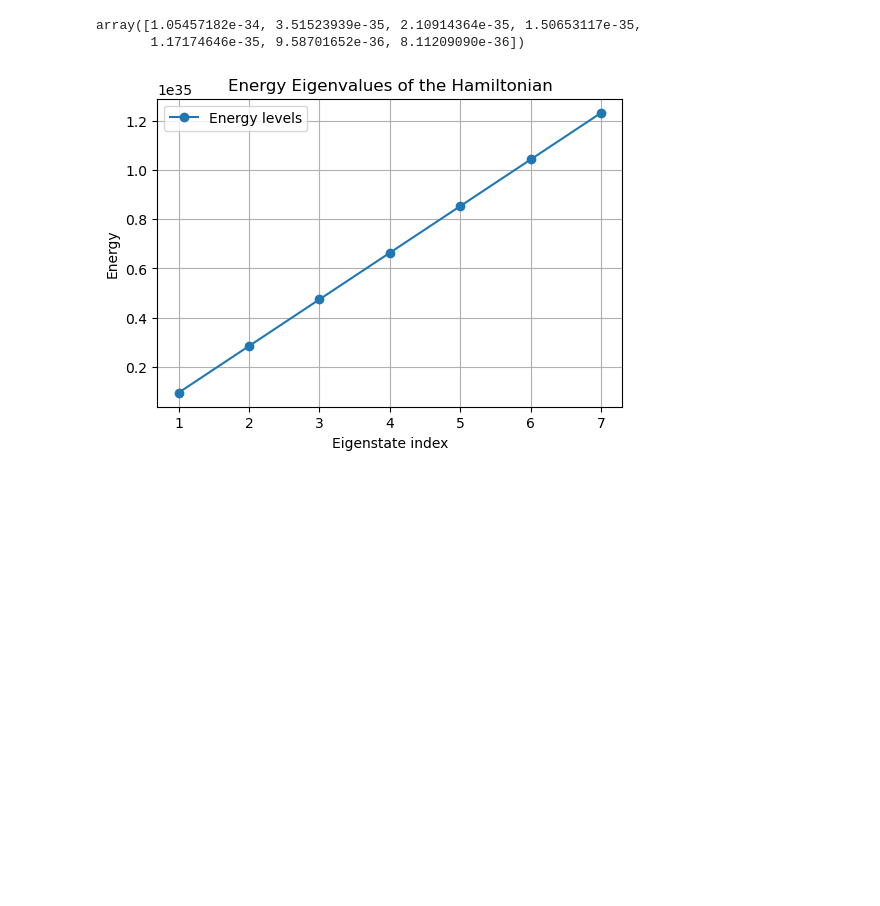
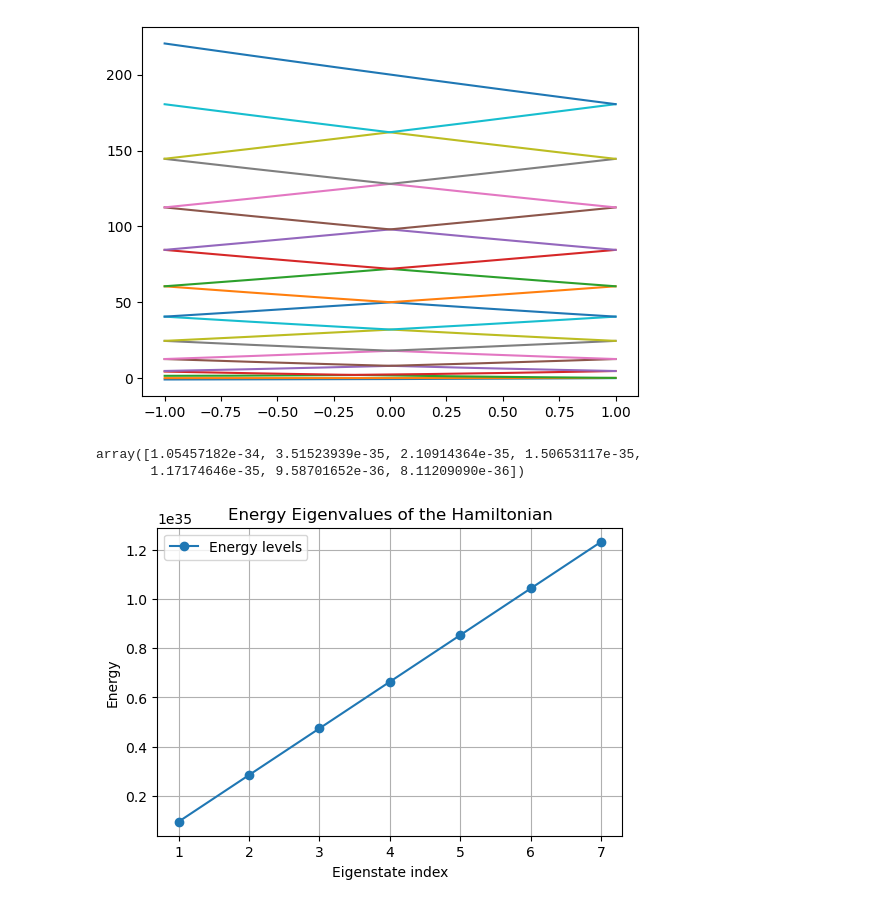
Before and after one commit to sanvikirloskar/Efficient-Simulation-of-the-Schrodinger-Equation, a Jupyter notebook: Cosine Potential.ipynb, the cells around one changed output. Drawn from its saved outputs; the diff is of its cells as text; code cells hidden in the pictures; blank space fills up the shorter version.

Commit message:
this shouldn give us the right band structure

```diff
--- a/Cosine Potential.ipynb
+++ b/Cosine Potential.ipynb
@@ -5,45 +5,43 @@ import matplotlib.pyplot as plt
 from scipy import linalg, sparse
 from scipy.sparse.linalg import eigsh
 from scipy.constants import hbar
+# %%
+#Insert Actual Quantities Here
+alpha = 10
+N = 10
+m_r = 1.44*10**(-25)
+dims = 2*N + 1
+k_l_r = 2 * np.pi / 829
+hbar_real = hbar
+#What we use in lattice
+m = 1
+hbar_scaled = 1
+k_l = 1
 # %%
 #Building a function which can solve the equation
-alpha = 2
-N = 3
-dims = 2*N + 1
-p = 1
-q = 1
-m = 3
+def H_builder(alpha, N, q, hbar_scaled, k_l, m):
+    E_r = (hbar_scaled**2)*(k_l**2)/(2*m)
+    V_0 = alpha*E_r
+    main_diag = np.zeros(dims)
+    for i in range(-N,N):
+        main_diag[i] = (((2*i+q)/hbar_scaled*k_l)**2*E_r)
+    offset_diag = np.full(dims-1, V_0/4)
+    H = np.zeros((dims,dims), dtype= float)
+    np.fill_diagonal(H, main_diag)
+    np.fill_diagonal(H[1:], offset_diag)
+    np.fill_diagonal(H[:,1:], offset_diag)
+    return H
 
+q_vals = np.linspace(-hbar_scaled*k_l, hbar_scaled*k_l, 200)
+energy_bands = np.zeros((len(q_vals), 2*N+1))
 
-def V0(alpha, hbar, kL, m):     #I can include this into the H builder function
-    E_r = (hbar**2)*(kL**2)/2*m
-    potential  =  alpha*E_r
-    return potential
+for i, q in enumerate(q_vals):
+    H = H_builder(alpha, N, q, hbar_scaled, k_l, m)
+    eigenvalues = np.linalg.eigh(H)[0]
+    energy_bands[i, :] = eigenvalues
 
-def H_builder(p, q, n, m, V0, kL, use_hbar=True): #need to make the matrix work so that it is a function of q
-    """"
-    Build Hamiltonian with n: -N to N
-    p- momentum
-    q - quasimomentum
-    m - mass
-    V0 - potential amplitude
-    kL - wavevector
-
-    """""
-    n = np.arange(-N, N+1, 1)
-    if not use_hbar:
-        hb = 1.0
-    else:
-        hb = hbar
-
-    E_r = (hb**2)*(kL**2)/2*m
-    #initialise Hamiltonian matrix
-    H = np.zeros((dims,dims), dtype= float)    #I basically only used the matrix hamiltion from eq 2.14 in her thesis
-    for i in range(dims):
-        H[i,i] = ((2*i + q)/(hbar*kL))
-
-    for j in range (dims - 1):
-        H[j, j+1] = -V0/4
-        H[j, j-1] = -V0/4
-
-    return H
+print(energy_bands)
+#Plotting the energy bands
+for band in range(dims):
+    plt.plot(q_vals, energy_bands[:, band], label=f'Band {band + 1}')
+# %% [output]
@@ -50 +61,2 @@ def H_builder(p, q, n, m, V0, kL, use_hbar=True): #need to make the matrix work
+[figure, added]
 # %%
```
Also changed, not shown: parts of 3 cells of this notebook.
